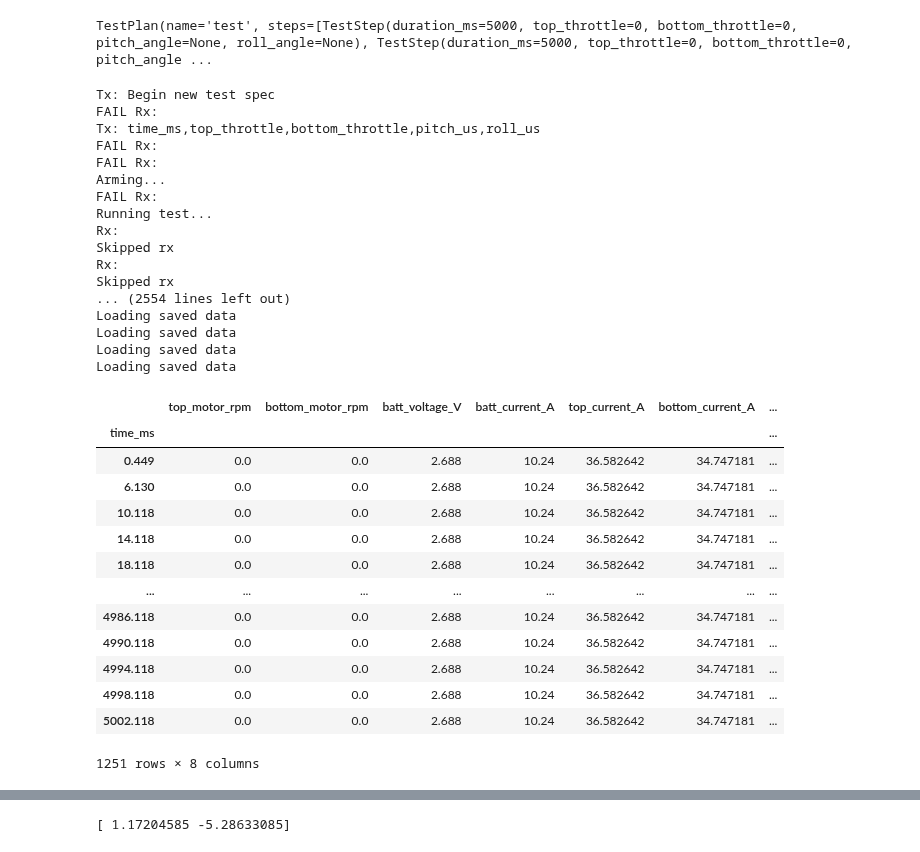
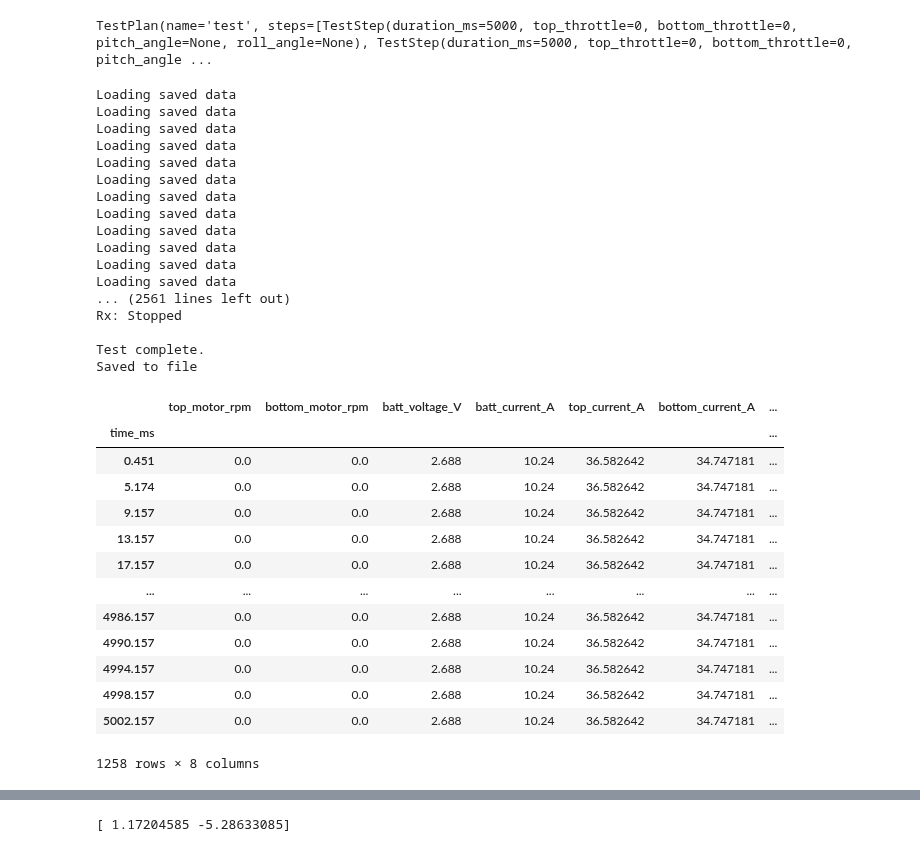
Before and after one commit to gtaharaedmonds/coaxial-drone, a Jupyter notebook: thrust_jig/test_runner/load_cell_calibration_coarse_duct.ipynb, the cells around one changed output, grey strips where cells are left out. Cells and saved outputs as stored; diff of their text form; code cells hidden in the pictures.

```diff
--- a/thrust_jig/test_runner/load_cell_calibration_coarse_duct.ipynb
+++ b/thrust_jig/test_runner/load_cell_calibration_coarse_duct.ipynb
@@ -73,43 +73,65 @@ data_dict["test_load_cell_2kg_1"] = test_run(
 data_dict["test_load_cell_2kg_2"] = test_run(
     filename=test_directory / "test_load_cell_2kg_2.csv", plan=plan
 )
+
+data_dict["test_load_cell_offset_recal"] = test_run(
+    filename=test_directory / "test_load_cell_offset_recal.csv", plan=plan
+)
+data_dict["test_load_cell_200g_recal"] = test_run(
+    filename=test_directory / "test_load_cell_200g_recal.csv", plan=plan
+)
+data_dict["test_load_cell_200g_recal_0"] = test_run(
+    filename=test_directory / "test_load_cell_200g_recal_0.csv", plan=plan
+)
+data_dict["test_load_cell_200g_recal_1"] = test_run(
+    filename=test_directory / "test_load_cell_200g_recal_1.csv", plan=plan
+)
+data_dict["test_load_cell_1kg_recal"] = test_run(
+    filename=test_directory / "test_load_cell_1kg_recal.csv", plan=plan
+)
+data_dict["test_load_cell_1kg_recal_0"] = test_run(
+    filename=test_directory / "test_load_cell_1kg_recal_0.csv", plan=plan
+)
+data_dict["test_load_cell_1kg_recal_1"] = test_run(
+    filename=test_directory / "test_load_cell_1kg_recal_1.csv", plan=plan
+)
 # %% [output]
-Tx: Begin new test spec
-FAIL Rx:
-Tx: time_ms,top_throttle,bottom_throttle,pitch_us,roll_us
-FAIL Rx:
-FAIL Rx:
-Arming...
-FAIL Rx:
-Running test...
-Rx:
-Skipped rx
-Rx:
-Skipped rx
-... (2554 lines left out)
 Loading saved data
 Loading saved data
 Loading saved data
 Loading saved data
+Loading saved data
+Loading saved data
+Loading saved data
+Loading saved data
+Loading saved data
+Loading saved data
+Loading saved data
+Loading saved data
+... (2561 lines left out)
+Rx: Stopped
+
+Test complete.
+Saved to file
 # %%
 # Aggregate test data
 df_all = pd.concat(data_dict, names=["test_name"])
-df_all.loc['test_load_cell_offset']
+df_all.loc['test_load_cell_offset_recal']
 # %% [output]
 |  | top_motor_rpm | bottom_motor_rpm | batt_voltage_V | batt_current_A | top_current_A | bottom_current_A | ... |
 | time_ms |  |  |  |  |  |  | ... |
-| 0.449 | 0.0 | 0.0 | 2.688 | 10.24 | 36.582642 | 34.747181 | ... |
-| 6.130 | 0.0 | 0.0 | 2.688 | 10.24 | 36.582642 | 34.747181 | ... |
-| 10.118 | 0.0 | 0.0 | 2.688 | 10.24 | 36.582642 | 34.747181 | ... |
-| 14.118 | 0.0 | 0.0 | 2.688 | 10.24 | 36.582642 | 34.747181 | ... |
-| 18.118 | 0.0 | 0.0 | 2.688 | 10.24 | 36.582642 | 34.747181 | ... |
+| 0.451 | 0.0 | 0.0 | 2.688 | 10.24 | 36.582642 | 34.747181 | ... |
+| 5.174 | 0.0 | 0.0 | 2.688 | 10.24 | 36.582642 | 34.747181 | ... |
+| 9.157 | 0.0 | 0.0 | 2.688 | 10.24 | 36.582642 | 34.747181 | ... |
+| 13.157 | 0.0 | 0.0 | 2.688 | 10.24 | 36.582642 | 34.747181 | ... |
+| 17.157 | 0.0 | 0.0 | 2.688 | 10.24 | 36.582642 | 34.747181 | ... |
 | ... | ... | ... | ... | ... | ... | ... | ... |
-| 4986.118 | 0.0 | 0.0 | 2.688 | 10.24 | 36.582642 | 34.747181 | ... |
-| 4990.118 | 0.0 | 0.0 | 2.688 | 10.24 | 36.582642 | 34.747181 | ... |
-| 4994.118 | 0.0 | 0.0 | 2.688 | 10.24 | 36.582642 | 34.747181 | ... |
-| 4998.118 | 0.0 | 0.0 | 2.688 | 10.24 | 36.582642 | 34.747181 | ... |
-| 5002.118 | 0.0 | 0.0 | 2.688 | 10.24 | 36.582642 | 34.747181 | ... |
+| 4986.157 | 0.0 | 0.0 | 2.688 | 10.24 | 36.582642 | 34.747181 | ... |
+| 4990.157 | 0.0 | 0.0 | 2.688 | 10.24 | 36.582642 | 34.747181 | ... |
+| 4994.157 | 0.0 | 0.0 | 2.688 | 10.24 | 36.582642 | 34.747181 | ... |
+| 4998.157 | 0.0 | 0.0 | 2.688 | 10.24 | 36.582642 | 34.747181 | ... |
+| 5002.157 | 0.0 | 0.0 | 2.688 | 10.24 | 36.582642 | 34.747181 | ... |
-1251 rows × 8 columns
+1258 rows × 8 columns
 # %%
 # Generate buckets for averaging based on step duration defined in testing
 stable_step_duration_ms = step_duration_ms / 2
```
Also changed, not shown: parts of 1 cell of this notebook, 1 other file.
